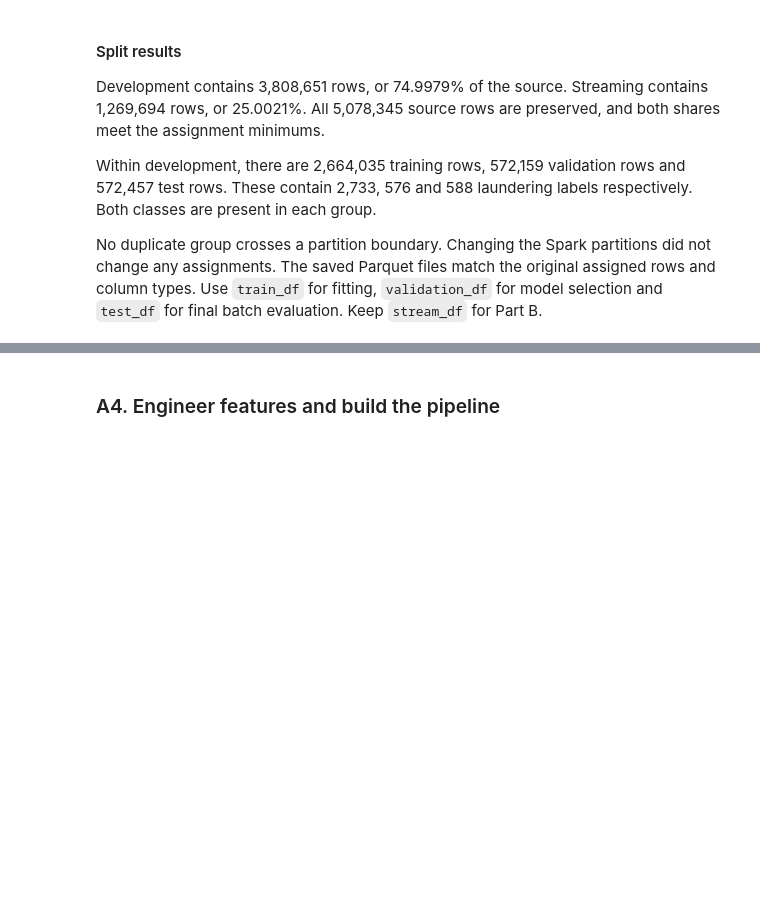
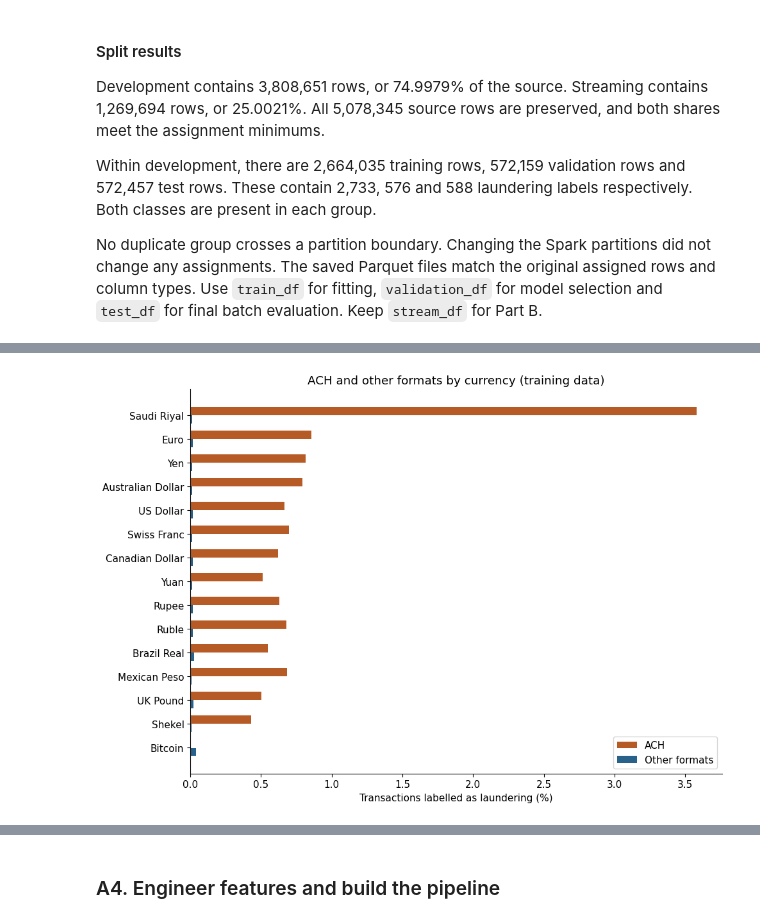
Before and after one commit to tung-lechu/assessment2-aml, a Jupyter notebook: assessment2.ipynb, the cells around one changed output, grey strips where cells are left out. Cells and saved outputs as stored; diff of their text form; code cells hidden in the pictures; blank space fills up the shorter version.

```diff
--- a/assessment2.ipynb
+++ b/assessment2.ipynb
@@ -647,0 +841,13 @@ No duplicate group crosses a partition boundary. Changing the Spark partitions d
+# %%
+format_currency = train_df.withColumn(
+    "format_group", F.when(F.col("payment_format") == "ACH", "ACH").otherwise("Other formats")
+).groupBy("payment_currency", "format_group").agg(
+    F.count("*").alias("transactions"), F.sum("is_laundering").alias("positives"),
+    (100 * F.avg("is_laundering")).alias("rate"),
+).collect()
+currencies = [r.payment_currency for r in currency_rows]
+rates = {(r.payment_currency, r.format_group): r.rate for r in format_currency}
+show_table(["Currency", "Format group", "Transactions", "Label 1", "Rate (%)"], [
+    (r.payment_currency, r.format_group, f"{r.transactions:,}", r.positives, f"{r.rate:.3f}")
+    for r in sorted(format_currency, key=lambda r: r.rate, reverse=True)[:6]
+])
@@ -647,0 +862,15 @@ No duplicate group crosses a partition boundary. Changing the Spark partitions d
+# %%
+positions = np.arange(len(currencies))
+plt.figure(figsize=(10, 7))
+plt.barh(positions - 0.18, [rates.get((c, "ACH"), np.nan) for c in currencies],
+         height=0.35, label="ACH", color=ORANGE)
+plt.barh(positions + 0.18, [rates.get((c, "Other formats"), np.nan) for c in currencies],
+         height=0.35, label="Other formats", color=BLUE)
+plt.yticks(positions, currencies)
+plt.gca().invert_yaxis()
+plt.xlabel("Transactions labelled as laundering (%)")
+plt.title("ACH and other formats by currency (training data)")
+plt.legend()
+save_plot("format_currency_comparison.png")
+# %% [output]
+[figure, added]
```
Also changed, not shown: parts of 55 cells of this notebook, 3 other files.
